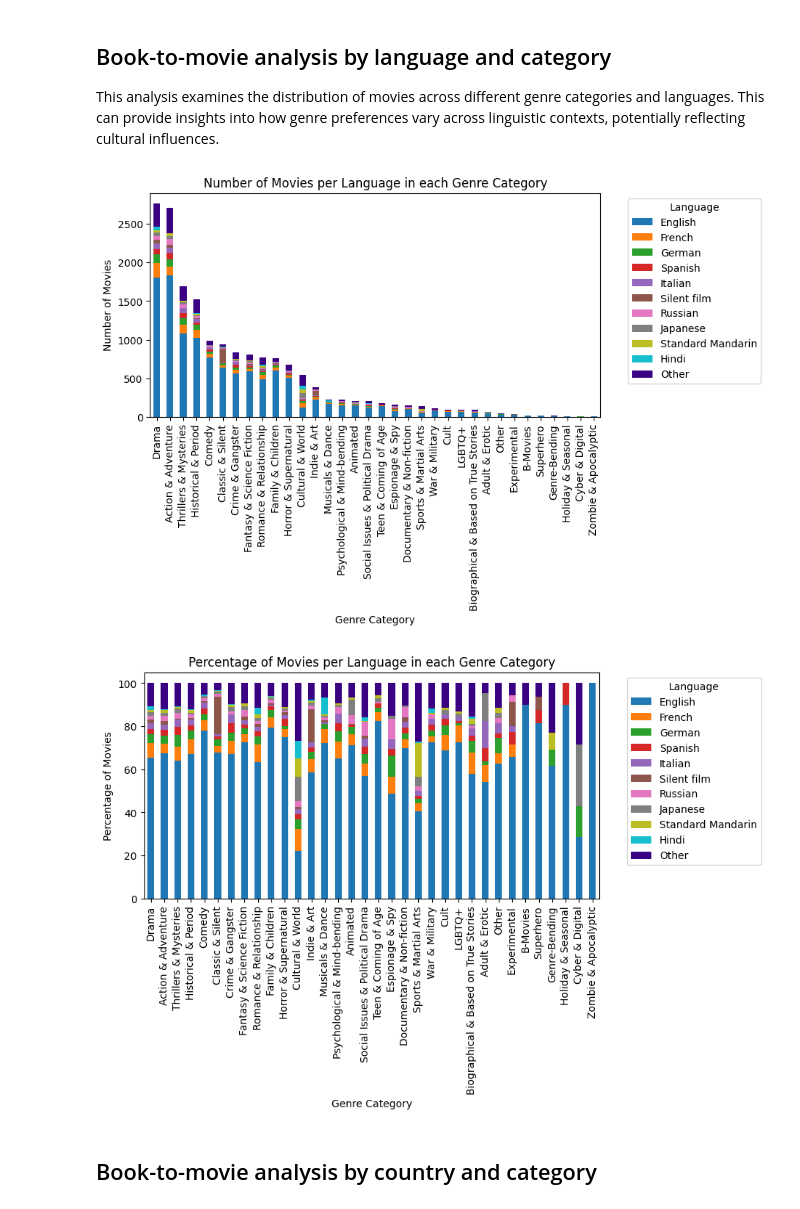
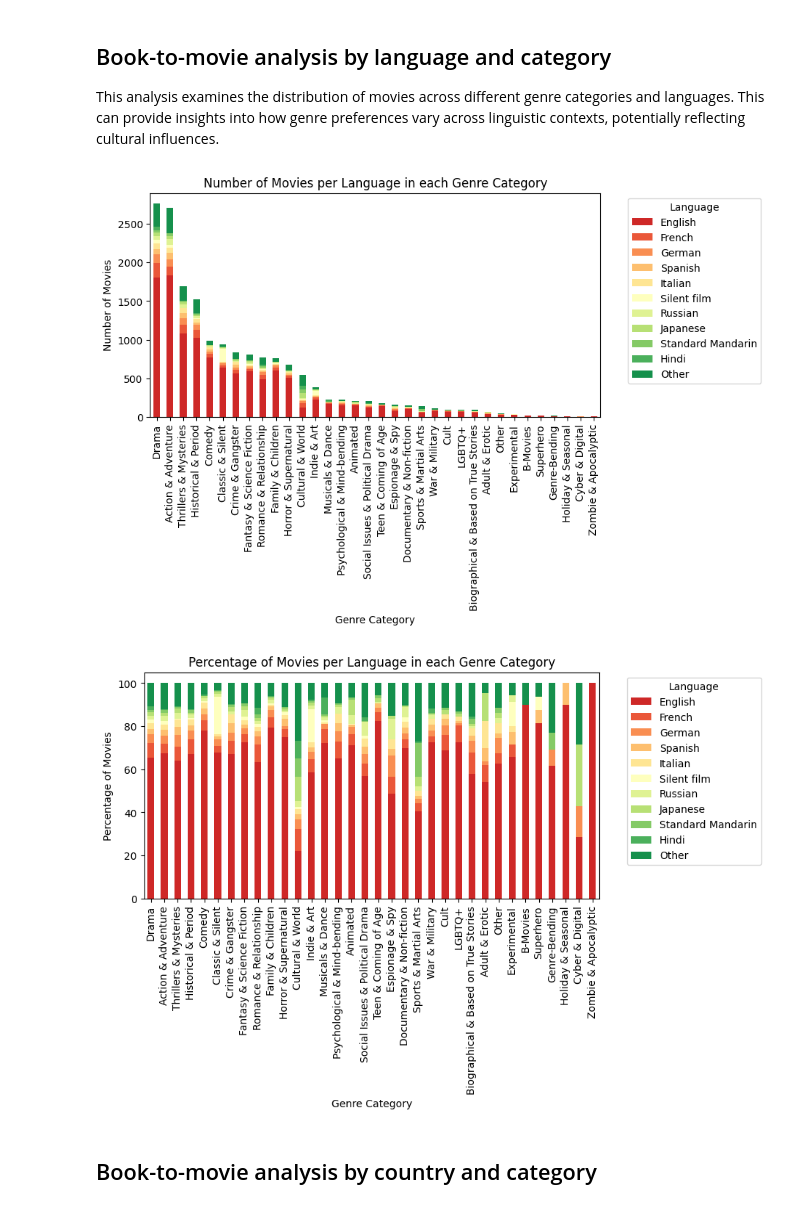
Before and after one commit to epfl-ada/ada-2024-project-padamalgame, a Jupyter notebook: results.ipynb, the cells around one changed output. Drawn from its saved outputs; the diff is of its cells as text; code cells hidden in the pictures.

```diff
--- a/results.ipynb
+++ b/results.ipynb
@@ -358,36 +358,36 @@ language_counts = language_counts.groupby('MovieCategory').sum()
 # Keep only the top 10 languages and group the rest into 'Other'
 language_counts['Other'] = language_counts.drop(columns=top_languages).sum(axis=1)
 language_counts = language_counts[top_languages.tolist() + ['Other']]
 
 # Sort the genre categories by the total number of movies in descending order
 language_counts = language_counts.loc[language_counts.sum(axis=1).sort_values(ascending=False).index]
 
 # Plot the stacked bar chart
 unique_languages = language_counts.columns
-colors = sns.color_palette(cc.glasbey_category10, n_colors=len(unique_languages))  # Get a unique color for each language
+colors = sns.color_palette("RdYlGn", n_colors=len(unique_languages))  # Get a unique color for each language
 
 language_counts[unique_languages].plot(kind='bar', stacked=True, figsize=(8, 4), color=colors)
 plt.title('Number of Movies per Language in each Genre Category')
 plt.xlabel('Genre Category')
 plt.ylabel('Number of Movies')
 plt.xticks(rotation=90)
 plt.legend(title='Language', bbox_to_anchor=(1.05, 1), loc='upper left')
 plt.show()
 
 # Calculate the percentage of movies in each language for each genre category
 language_counts_percentage = language_counts.div(language_counts.sum(axis=1), axis=0) * 100
 
 # Plot the stacked bar chart by percentage
 language_counts_percentage[unique_languages].plot(kind='bar', stacked=True, figsize=(8, 4), color=colors)
 plt.title('Percentage of Movies per Language in each Genre Category')
 plt.xlabel('Genre Category')
 plt.ylabel('Percentage of Movies')
 plt.xticks(rotation=90)
 plt.legend(title='Language', bbox_to_anchor=(1.05, 1), loc='upper left')
 plt.show()
 # %% [output]
-[figure, old version]
+[figure, new version]
-[figure, old version]
+[figure, new version]
 # %% [markdown]
 ## Book-to-movie analysis by country and category
 # %%
```
Also changed, not shown: parts of 12 cells of this notebook.
